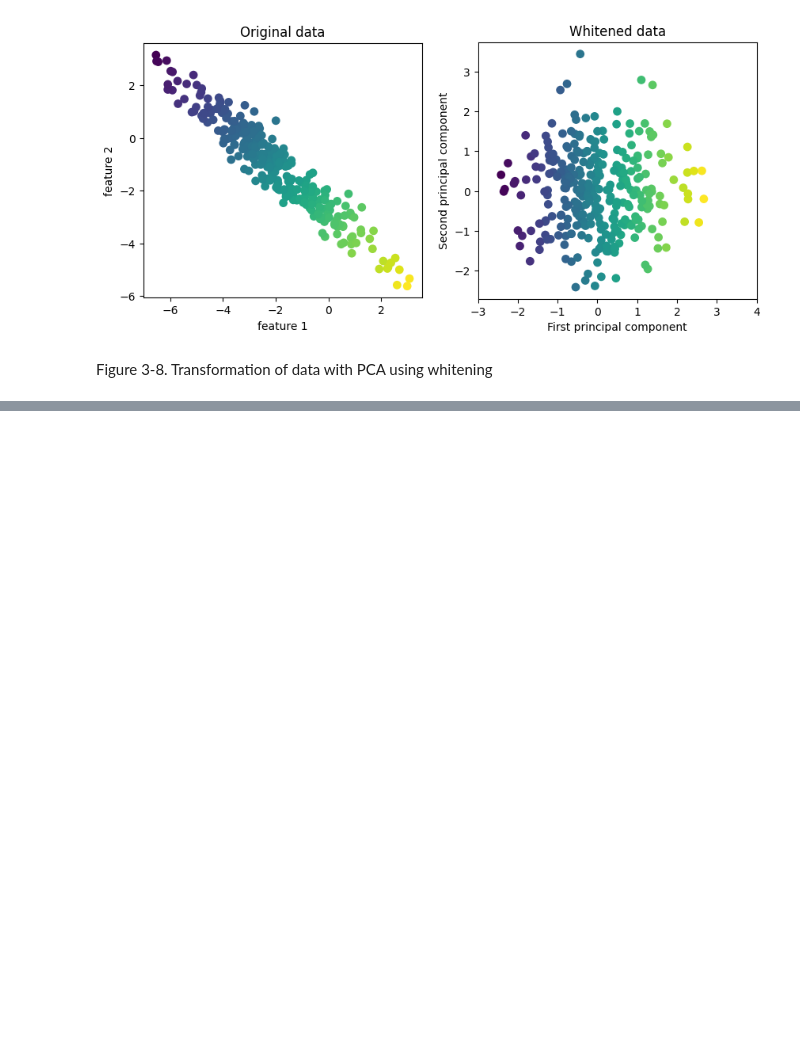
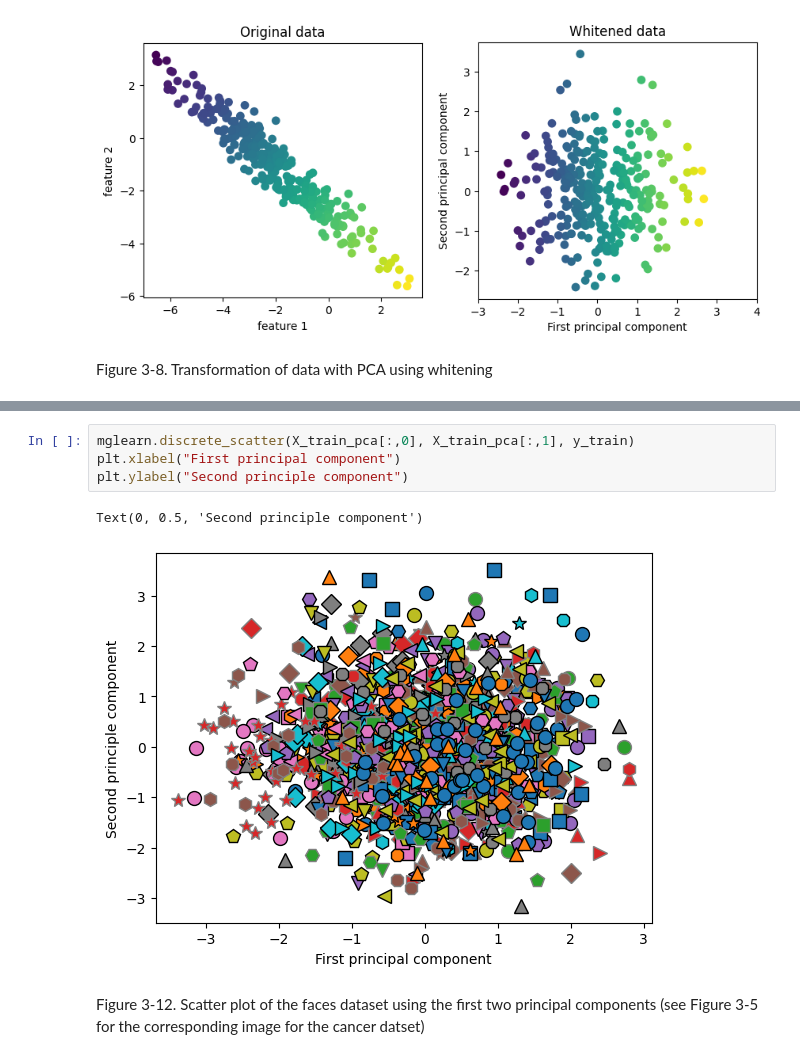
Before and after one commit to Youngsoo1024/Python_ML, a Jupyter notebook: Chap3/ch3_practice.ipynb, the cells around one changed output, grey strips where cells are left out. Cells and saved outputs as stored; diff of their text form; blank space fills up the shorter version.

```diff
--- a/Chap3/ch3_practice.ipynb
+++ b/Chap3/ch3_practice.ipynb
@@ -362,0 +381,9 @@ NameError: name 'image_shape' is not defined
+# %%
+mglearn.discrete_scatter(X_train_pca[:,0], X_train_pca[:,1], y_train)
+plt.xlabel("First principal component")
+plt.ylabel("Second principle component")
+# %% [output]
+Text(0, 0.5, 'Second principle component')
+[figure, added]
+# %% [markdown]
+Figure 3-12. Scatter plot of the faces dataset using the first two principal components (see Figure 3-5 for the corresponding image for the cancer datset)
```
Also changed, not shown: parts of 10 cells of this notebook.
